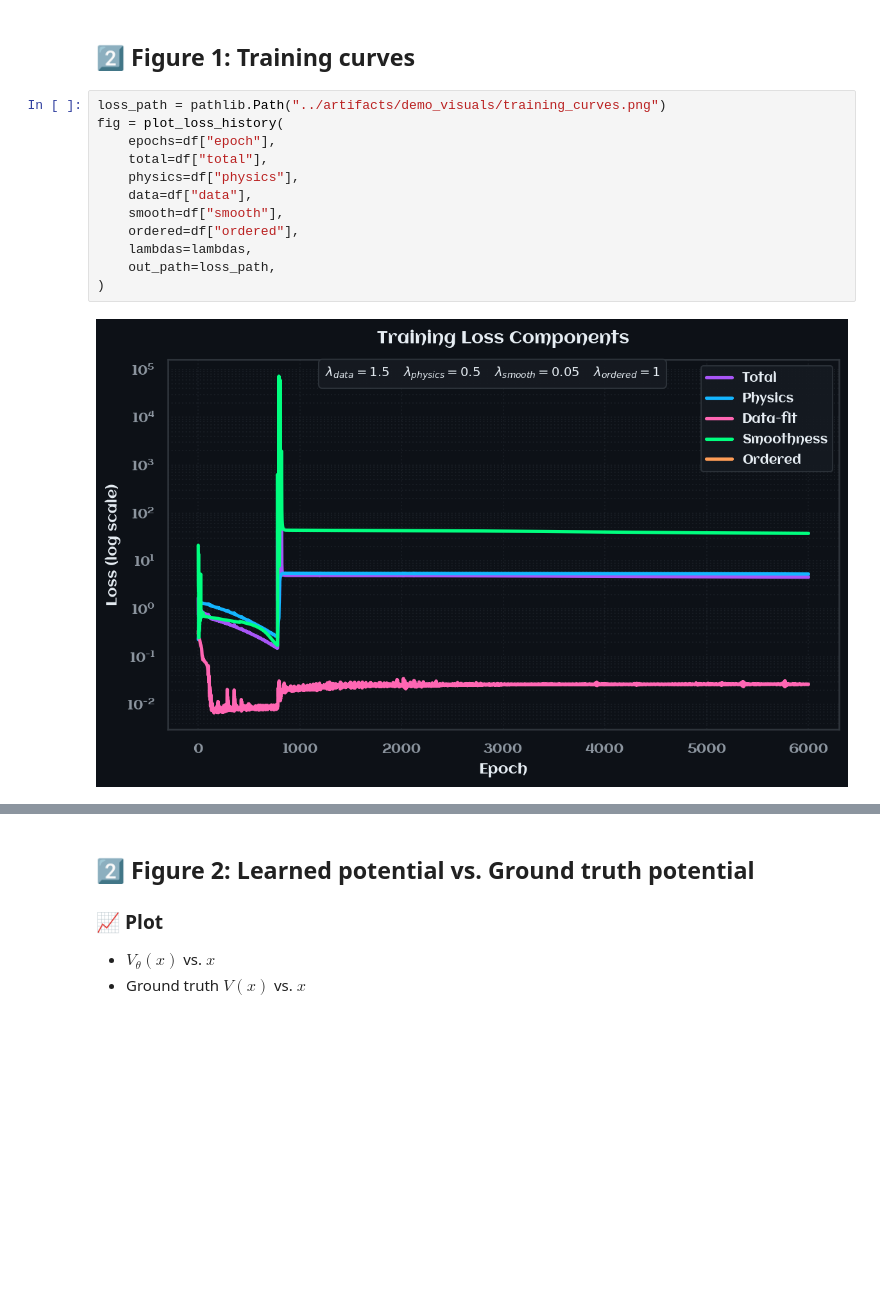
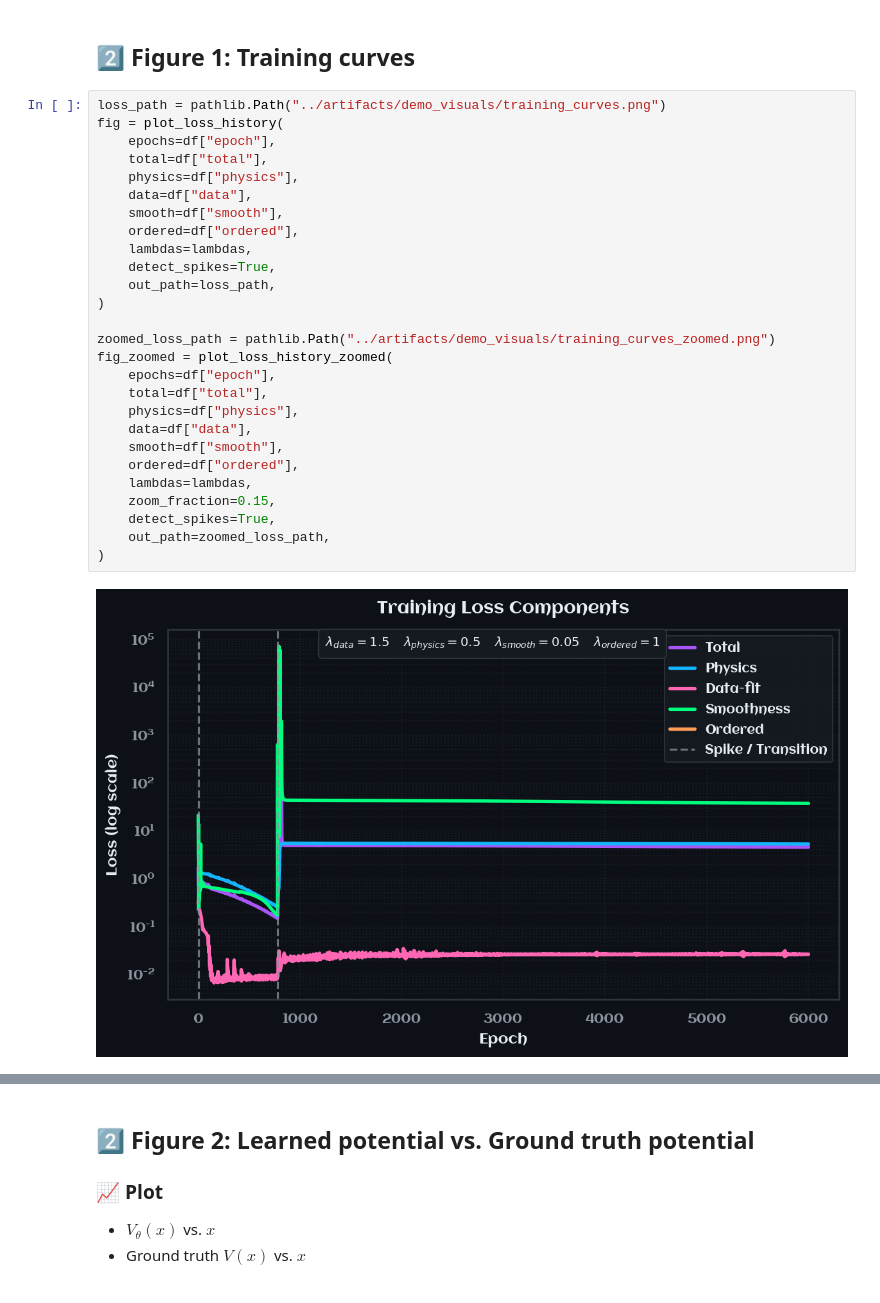
Before and after one commit to Scriber-Labs/lf-pinn-inverse-schrodinger, a Jupyter notebook: notebooks/demo.ipynb, the cells around one changed output, grey strips where cells are left out. Cells and saved outputs as stored; diff of their text form; blank space fills up the shorter version.

Commit message:
refined imports and added loss analysis enhancements in demo notebook

```diff
--- a/notebooks/demo.ipynb
+++ b/notebooks/demo.ipynb
@@ -244,14 +248,29 @@ df = pd.DataFrame(
 # %%
 loss_path = pathlib.Path("../artifacts/demo_visuals/training_curves.png")
 fig = plot_loss_history(
     epochs=df["epoch"],
     total=df["total"],
     physics=df["physics"],
     data=df["data"],
     smooth=df["smooth"],
     ordered=df["ordered"],
     lambdas=lambdas,
+    detect_spikes=True,
     out_path=loss_path,
 )
+
+zoomed_loss_path = pathlib.Path("../artifacts/demo_visuals/training_curves_zoomed.png")
+fig_zoomed = plot_loss_history_zoomed(
+    epochs=df["epoch"],
+    total=df["total"],
+    physics=df["physics"],
+    data=df["data"],
+    smooth=df["smooth"],
+    ordered=df["ordered"],
+    lambdas=lambdas,
+    zoom_fraction=0.15,
+    detect_spikes=True,
+    out_path=zoomed_loss_path,
+)
 # %% [output]
-[figure, old version]
+[figure, new version]
```
Also changed, not shown: parts of 10 cells of this notebook, 8 other files.
